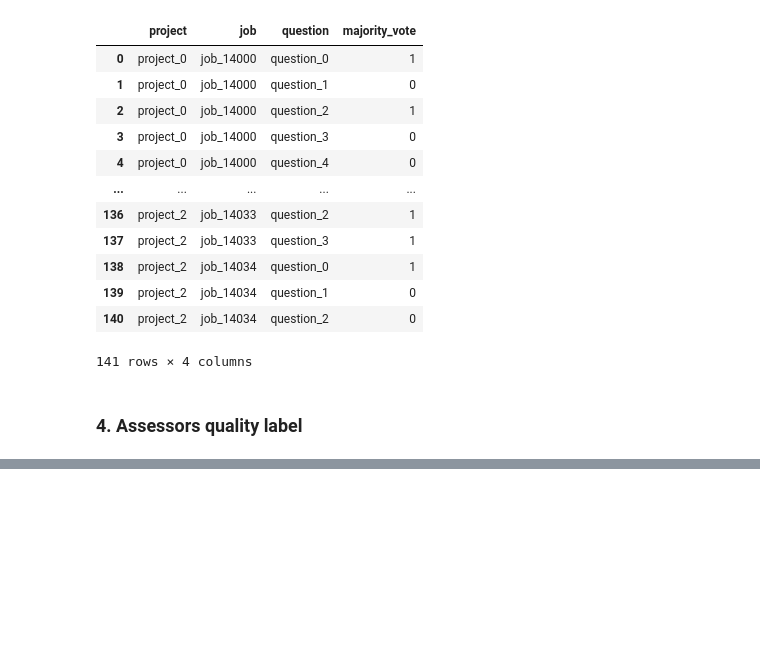
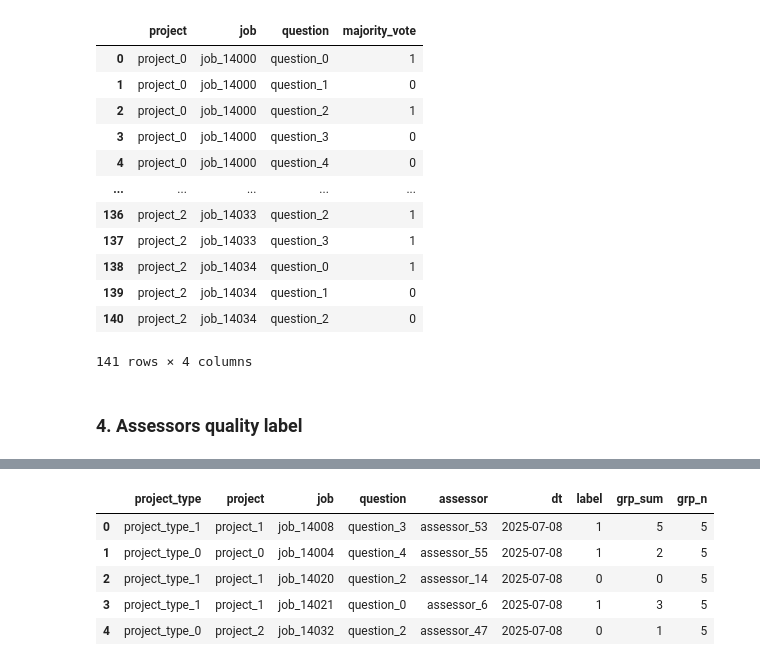
Before and after one commit to bourgeois-radical/leetcode-msps, a Jupyter notebook: pandas/groupby_agg/annotator_agreement_scoring/solution.ipynb, the cells around one changed output, grey strips where cells are left out. Saved outputs shown, nothing was run; the diff lists cells and outputs as text; code cells hidden in the pictures; blank space fills up the shorter version.

```diff
--- a/pandas/groupby_agg/annotator_agreement_scoring/solution.ipynb
+++ b/pandas/groupby_agg/annotator_agreement_scoring/solution.ipynb
@@ -303,3 +303,5 @@ majority.reset_index(name="majority_vote")
 141 rows × 4 columns
 # %% [markdown]
 ### 4. Assessors quality label
+# %%
+g = df.groupby([ColNms.PROJECT, ColNms.JOB, ColNms.QUESTION])[ColNms.LABEL]
@@ -305,0 +365,3 @@ majority.reset_index(name="majority_vote")
+# %%
+df["grp_sum"] = g.transform("sum")  # the number of ones
+df.head()
@@ -305,0 +391,10 @@ majority.reset_index(name="majority_vote")
+# %%
+df["grp_n"] = g.transform("count")  # the number of labels
+df.head()
+# %% [output]
+|  | project_type | project | job | question | assessor | dt | label | grp_sum | grp_n |
+| 0 | project_type_1 | project_1 | job_14008 | question_3 | assessor_53 | 2025-07-08 | 1 | 5 | 5 |
+| 1 | project_type_0 | project_0 | job_14004 | question_4 | assessor_55 | 2025-07-08 | 1 | 2 | 5 |
+| 2 | project_type_1 | project_1 | job_14020 | question_2 | assessor_14 | 2025-07-08 | 0 | 0 | 5 |
+| 3 | project_type_1 | project_1 | job_14021 | question_0 | assessor_6 | 2025-07-08 | 1 | 3 | 5 |
+| 4 | project_type_0 | project_2 | job_14032 | question_2 | assessor_47 | 2025-07-08 | 0 | 1 | 5 |
```
Also changed, not shown: parts of 20 cells of this notebook.
